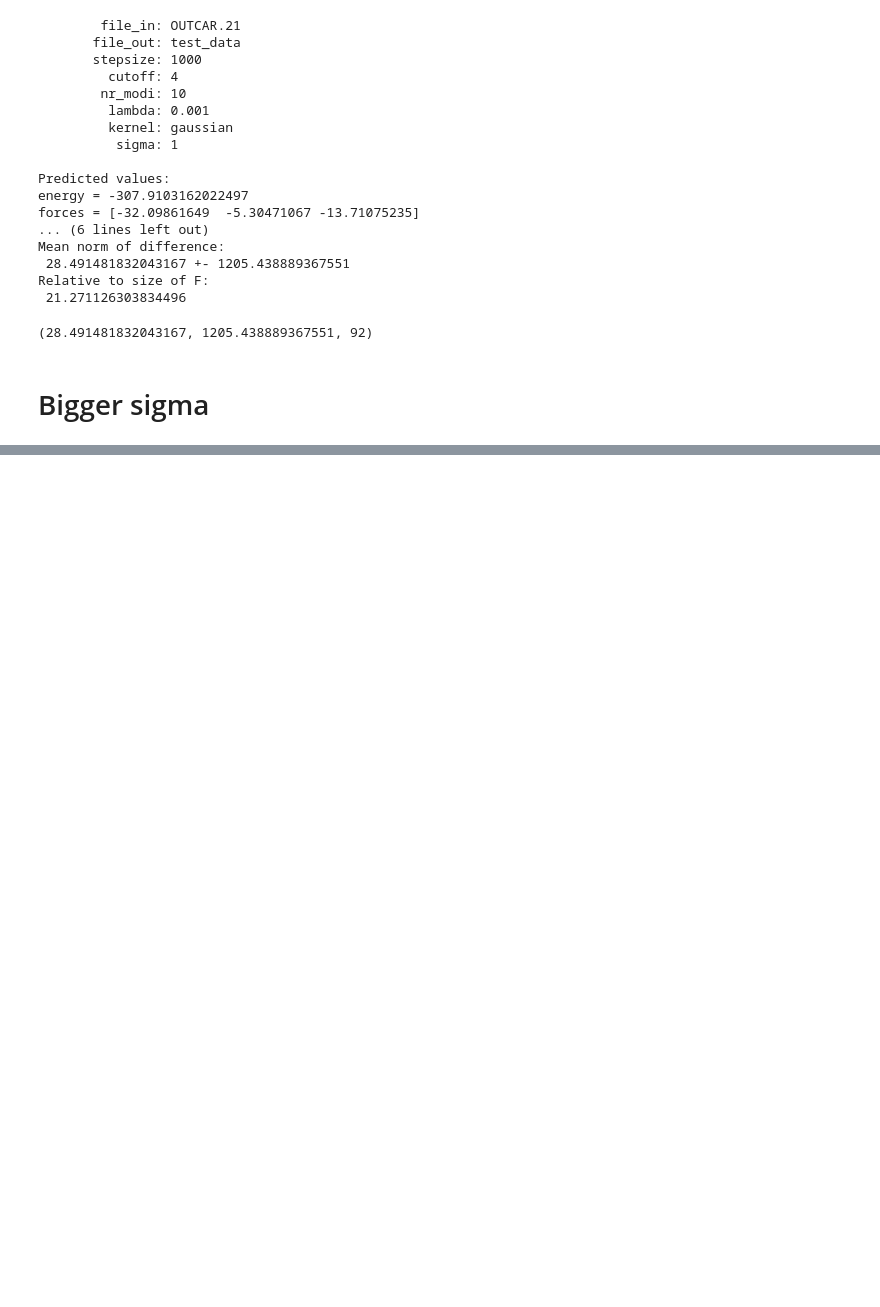
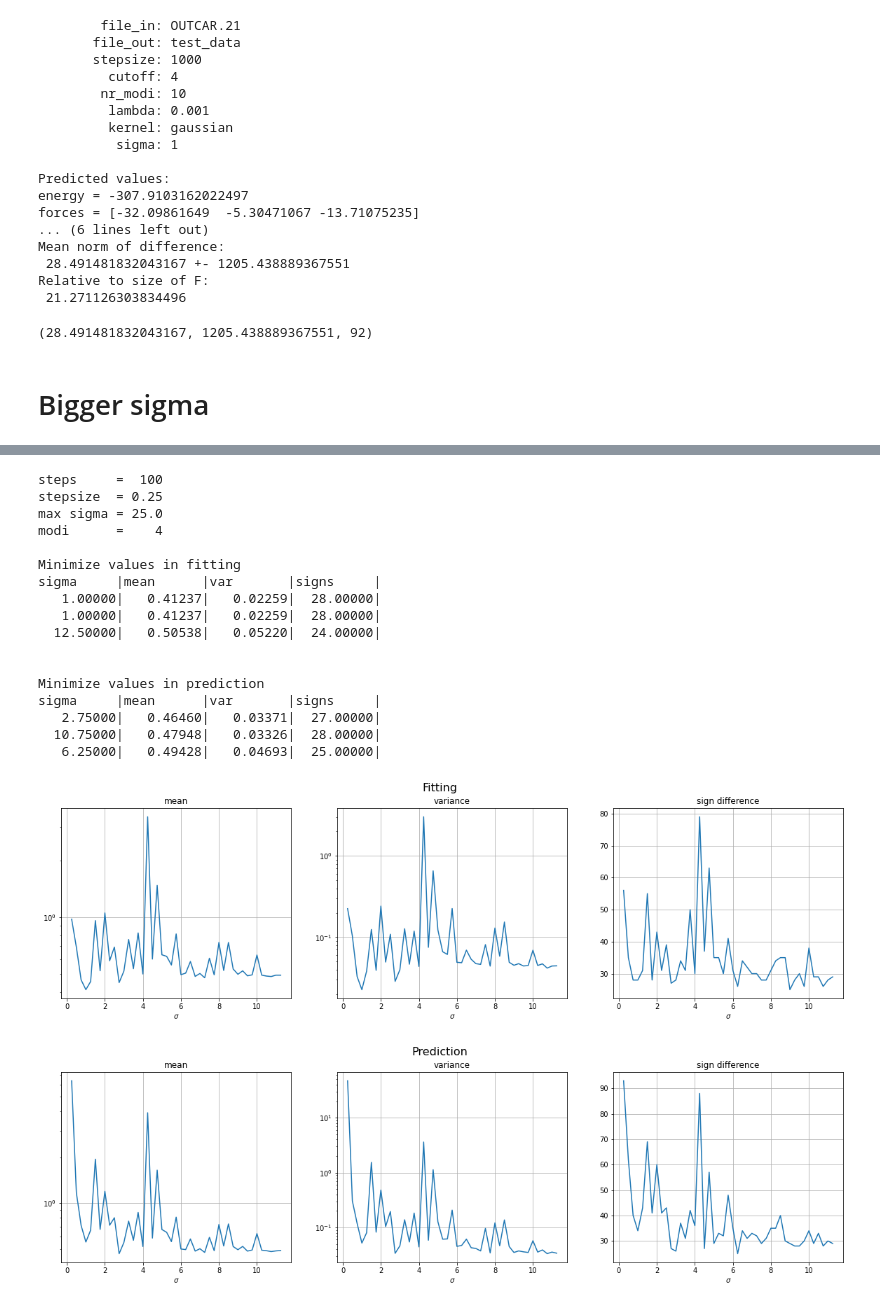
Before and after one commit to Lactose94/LP-Machine-Learning, a Jupyter notebook: Test_quality.ipynb, the cells around one changed output, grey strips where cells are left out. Saved outputs shown, nothing was run; the diff lists cells and outputs as text; code cells hidden in the pictures; blank space fills up the shorter version.

```diff
--- a/Test_quality.ipynb
+++ b/Test_quality.ipynb
@@ -221,0 +250,22 @@ array([ 2, -5,  4,  5])
+# %%
+analyze(100, 4, max_n=45)
+# %% [output]
+steps     =  100
+stepsize  = 0.25
+max sigma = 25.0
+modi      =    4
+
+Minimize values in fitting
+sigma     |mean      |var       |signs     |
+   1.00000|   0.41237|   0.02259|  28.00000|
+   1.00000|   0.41237|   0.02259|  28.00000|
+  12.50000|   0.50538|   0.05220|  24.00000|
+
+
+Minimize values in prediction
+sigma     |mean      |var       |signs     |
+   2.75000|   0.46460|   0.03371|  27.00000|
+  10.75000|   0.47948|   0.03326|  28.00000|
+   6.25000|   0.49428|   0.04693|  25.00000|
+[figure, added]
+[figure, added]
```
Also changed, not shown: parts of 13 cells of this notebook, 20 other files.
